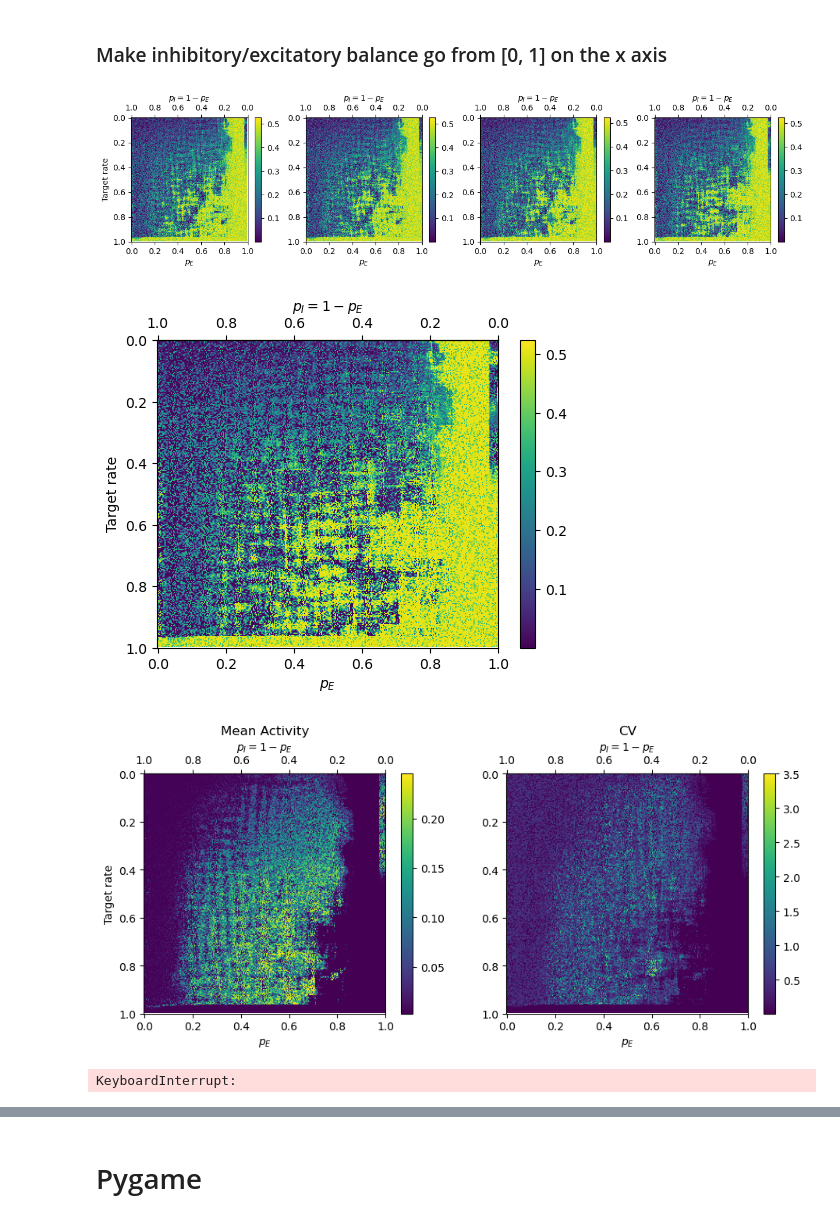
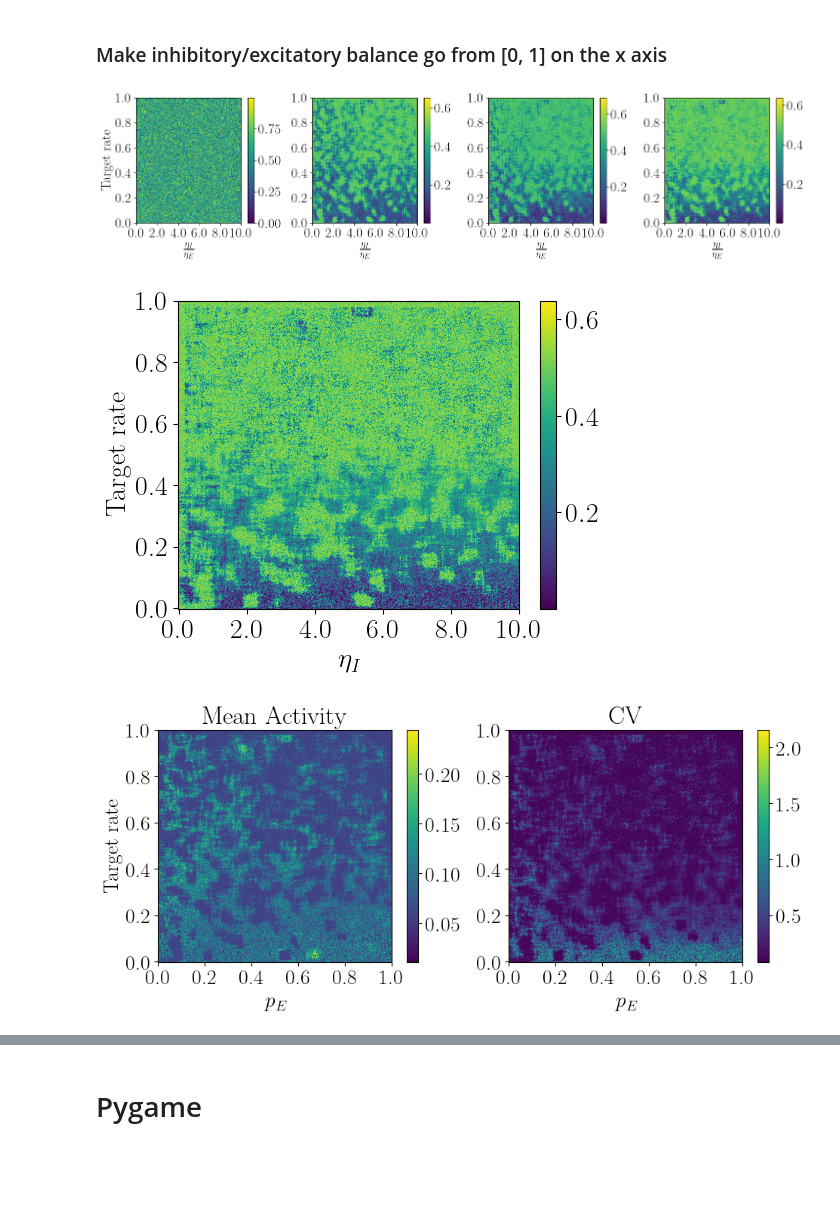
Before and after one commit to heysoos/neuralart, a Jupyter notebook: notebooks/rateCA_phase_diagram_EI-learning-rate_vs_target-rate.ipynb, the cells around one changed output, grey strips where cells are left out. Cells and saved outputs as stored; diff of their text form; code cells hidden in the pictures; blank space fills up the shorter version.

Commit message:
bunch of updates for paper results/figures

```diff
--- a/notebooks/rateCA_phase_diagram_EI-learning-rate_vs_target-rate.ipynb
+++ b/notebooks/rateCA_phase_diagram_EI-learning-rate_vs_target-rate.ipynb
@@ -17,6 +18,10 @@ from tqdm import tqdm
 # %% [output]
 pygame 2.1.2 (SDL 2.0.18, Python 3.9.15)
 Hello from the pygame community. https://www.pygame.org/contribute.html
+# %%
+plt.rcParams.update({'font.size': 20})
+rc('font', **{'family': 'serif', 'serif': ['Computer Modern']})
+plt.rcParams['text.usetex'] = True
 # %%
 class Rule(nn.Module):
     def __init__(self, RES, RADIUS=2):
@@ -26,7 +31,7 @@ class Rule(nn.Module):
         self.eta = 0.05
         self.target_rate = 1.
         self.excite_prob = .8
-        self.constant_current = 0.01
+        self.constant_current = 0.05
 
         self.plasticity = True
         self.plastic_lr = 1e-1
@@ -86,7 +91,7 @@ class Rule(nn.Module):
             post = F.unfold(V, 1)  # pre-trace
 
             delta_E = (pre * post) * (~self.if_inhib)
-            delta_I = pre * (post - self.target_rate * self.ym) * self.if_inhib
+            delta_I = self.xm * pre * (post - self.target_rate * self.ym) * self.if_inhib
             delta = delta_E + delta_I
             delta[:, Rk * (2 * Rk + 1) + Rk, :] = 0  # set center pixel to 0
             # delta = delta * (self.nearest_neighbours > 1e-6)
@@ -120,10 +125,10 @@ class rateCA_local(nn.Module):
         rand = torch.rand(1, 1, shape[0], shape[1]) * 2.
         rand[0, 0] = (rand[0, 0] > 0.8) * 1.
 
-        xm, ym = torch.meshgrid(torch.linspace(-1, 1, shape[0]), shape[1] / shape[0] * torch.linspace(-1, 1, shape[1]))
+        xm, ym = torch.meshgrid(torch.linspace(-1, 1, shape[0]), torch.linspace(-1, 1, shape[1]))
 
-        xm = (xm + 1.) / 2.
-        ym = (ym + 1.) / 2.
+        self.rule.xm = F.unfold( 10 * (xm.unsqueeze(0).unsqueeze(0) + 1.) / 2., 1).cuda()
+        ym = 1 * (ym + 1.) / 2.
 
         # self.rule.xm = F.unfold(xm.unsqueeze(0).unsqueeze(0), 1).cuda()
         self.rule.ym = F.unfold(ym.unsqueeze(0).unsqueeze(0), 1).cuda()
@@ -134,8 +139,8 @@ class rateCA_local(nn.Module):
 
         if self.first_run or reinit:
 
-            self.rule.EI = ((torch.rand(1, 1, shape[0], shape[1]) < xm) * 2. - 1).cuda()
-            self.rule.EI = torch.where(self.rule.EI < 0., self.rule.EI * (1 / (1 - self.rule.excite_prob + 1e-6)),
+            self.rule.EI = ((torch.rand(1, 1, shape[0], shape[1]) < self.rule.excite_prob) * 2. - 1).cuda()
+            self.rule.EI = torch.where(self.rule.EI < 0., self.rule.EI * ( self.rule.excite_prob / (1 - self.rule.excite_prob + 1e-6)),
                                        self.rule.EI)
 
             Rk = self.rule.radius
@@ -166,7 +171,7 @@ with torch.no_grad():
     state = ca.initGrid()
     ca.rule.plasticity = True
 # %%
-timesteps = 1500
+timesteps = 350
 capture_frames = [1, 50, 100, timesteps]
 
 imgs_all = []
@@ -177,38 +182,35 @@ for i in tqdm(range(timesteps)):
 # %%
 imgs = [imgs_all[idx - 1] for idx in capture_frames]
 
-fig, axes = plt.subplots(1, len(capture_frames), figsize=(15, 2.8))
+fig, axes = plt.subplots(1, len(capture_frames), figsize=(15, 4))
+
 
 for i, ax in enumerate(axes):
-    im = ax.imshow(imgs[i].T)
-    ax.set_xticks(np.linspace(0, RESX, 6), labels=[f'{i:.1f}' for i in np.linspace(0, 1, 6)]);
-    ax.set_xlabel(r'$p_E$')
-
-    ax2 = ax.secondary_xaxis('top')
-    ax2.set_xticks(np.linspace(0, RESX, 6), labels=[f'{i:.1f}' for i in np.linspace(1, 0, 6)]);
-    ax2.set_xlabel(r'$p_I = 1 - p_E$')
-    ax2.tick_params(axis='x', direction='out')
+    im = ax.imshow(imgs[i].T, origin='lower')
+    ax.set_xticks(np.linspace(0, RESX, 6), labels=[f'{i:.1f}' for i in np.linspace(0, 10, 6)]);
+    ax.set_xlabel(r'$\frac{\eta_I}{\eta_E}$')
 
     plt.colorbar(im, ax=ax, shrink=1.)
 
     ax.set_yticks(np.linspace(0, RESY, 6), labels=[f'{i:.1f}' for i in np.linspace(0, 1, 6)]);
     if i == 0:
         ax.set_ylabel('Target rate')
     ax.set_aspect('auto')
+plt.tight_layout()
     # ax.tick_params(axis='both', which='both', bottom=False, top=False, left=False)
 # %% [output]
-[figure, old version]
+[figure, new version]
 # %%
 fig, ax = plt.subplots(1, figsize=(5.5 ,4))
 
-im = ax.imshow(imgs[-1].T)
-ax.set_xticks(np.linspace(0, RESX, 6), labels=[f'{i:.1f}' for i in np.linspace(0, 1, 6)]);
-ax.set_xlabel(r'$p_E$')
+im = ax.imshow(imgs[-1].T, origin='lower')
+ax.set_xticks(np.linspace(0, RESX, 6), labels=[f'{i:.1f}' for i in np.linspace(0, 10, 6)]);
+ax.set_xlabel(r'$\eta_I$')
 
-ax2 = ax.secondary_xaxis('top')
-ax2.set_xticks(np.linspace(0, RESX, 6), labels=[f'{i:.1f}' for i in np.linspace(1, 0, 6)]);
-ax2.set_xlabel(r'$p_I = 1 - p_E$')
-ax2.tick_params(axis='x', direction='out')
+# ax2 = ax.secondary_xaxis('top')
+# ax2.set_xticks(np.linspace(0, RESX, 6), labels=[f'{i:.1f}' for i in np.linspace(1, 0, 6)]);
+# ax2.set_xlabel(r'$p_I = 1 - p_E$')
+# ax2.tick_params(axis='x', direction='out')
 
 plt.colorbar(im, ax=ax, shrink=1.)
 
@@ -216,23 +218,22 @@ ax.set_yticks(np.linspace(0, RESY, 6), labels=[f'{i:.1f}' for i in np.linspace(0
 ax.set_ylabel('Target rate')
 ax.set_aspect('auto')
 # %% [output]
-[figure, old version]
+[figure, new version]
 # %%
 fig, axes = plt.subplots(1, 2, figsize=(2 * 5.5 ,4))
-
 ############## ax1 ##############
 ax = axes[0]
 img = np.std(np.array(imgs_all), axis=0)
 
-im = ax.imshow(img.T)
+im = ax.imshow(img.T, origin='lower')
 ax.set_title('Mean Activity')
 ax.set_xticks(np.linspace(0, RESX, 6), labels=[f'{i:.1f}' for i in np.linspace(0, 1, 6)]);
 ax.set_xlabel(r'$p_E$')
 
-ax2 = ax.secondary_xaxis('top')
-ax2.set_xticks(np.linspace(0, RESX, 6), labels=[f'{i:.1f}' for i in np.linspace(1, 0, 6)]);
-ax2.set_xlabel(r'$p_I = 1 - p_E$')
-ax2.tick_params(axis='x', direction='out')
+# ax2 = ax.secondary_xaxis('top')
+# ax2.set_xticks(np.linspace(0, RESX, 6), labels=[f'{i:.1f}' for i in np.linspace(1, 0, 6)]);
+# ax2.set_xlabel(r'$p_I = 1 - p_E$')
+# ax2.tick_params(axis='x', direction='out')
 
 plt.colorbar(im, ax=ax, shrink=1.)
 
@@ -244,15 +245,15 @@ ax.set_aspect('auto')
 ax = axes[1]
 img = np.std(np.array(imgs_all), axis=0) / np.mean(np.array(imgs_all), axis=0)
 
-im = ax.imshow(img.T)
+im = ax.imshow(img.T, origin='lower')
 ax.set_title('CV')
 ax.set_xticks(np.linspace(0, RESX, 6), labels=[f'{i:.1f}' for i in np.linspace(0, 1, 6)]);
 ax.set_xlabel(r'$p_E$')
 
-ax2 = ax.secondary_xaxis('top')
-ax2.set_xticks(np.linspace(0, RESX, 6), labels=[f'{i:.1f}' for i in np.linspace(1, 0, 6)]);
-ax2.set_xlabel(r'$p_I = 1 - p_E$')
-ax2.tick_params(axis='x', direction='out')
+# ax2 = ax.secondary_xaxis('top')
+# ax2.set_xticks(np.linspace(0, RESX, 6), labels=[f'{i:.1f}' for i in np.linspace(1, 0, 6)]);
+# ax2.set_xlabel(r'$p_I = 1 - p_E$')
+# ax2.tick_params(axis='x', direction='out')
 
 plt.colorbar(im, ax=ax, shrink=1.)
 
@@ -260,7 +261,7 @@ ax.set_yticks(np.linspace(0, RESY, 6), labels=[f'{i:.1f}' for i in np.linspace(0
 # ax.set_ylabel('Target rate')
 ax.set_aspect('auto')
 # %% [output]
-[figure, old version]
+[figure, new version]
 # %%
 RADIUS=10
 RESX=480
@@ -283,7 +284,3 @@ with torch.no_grad():
 
             if i > buffer: # skip transient part
                 imgs_multirun[j, i - buffer, :, :] = state[0, 0].cpu().numpy()
-# %%
-imgs_multirun = np.array(imgs_multirun)
-# %% [output]
-KeyboardInterrupt:
```
Also changed, not shown: parts of 5 cells of this notebook, 11 other files.
